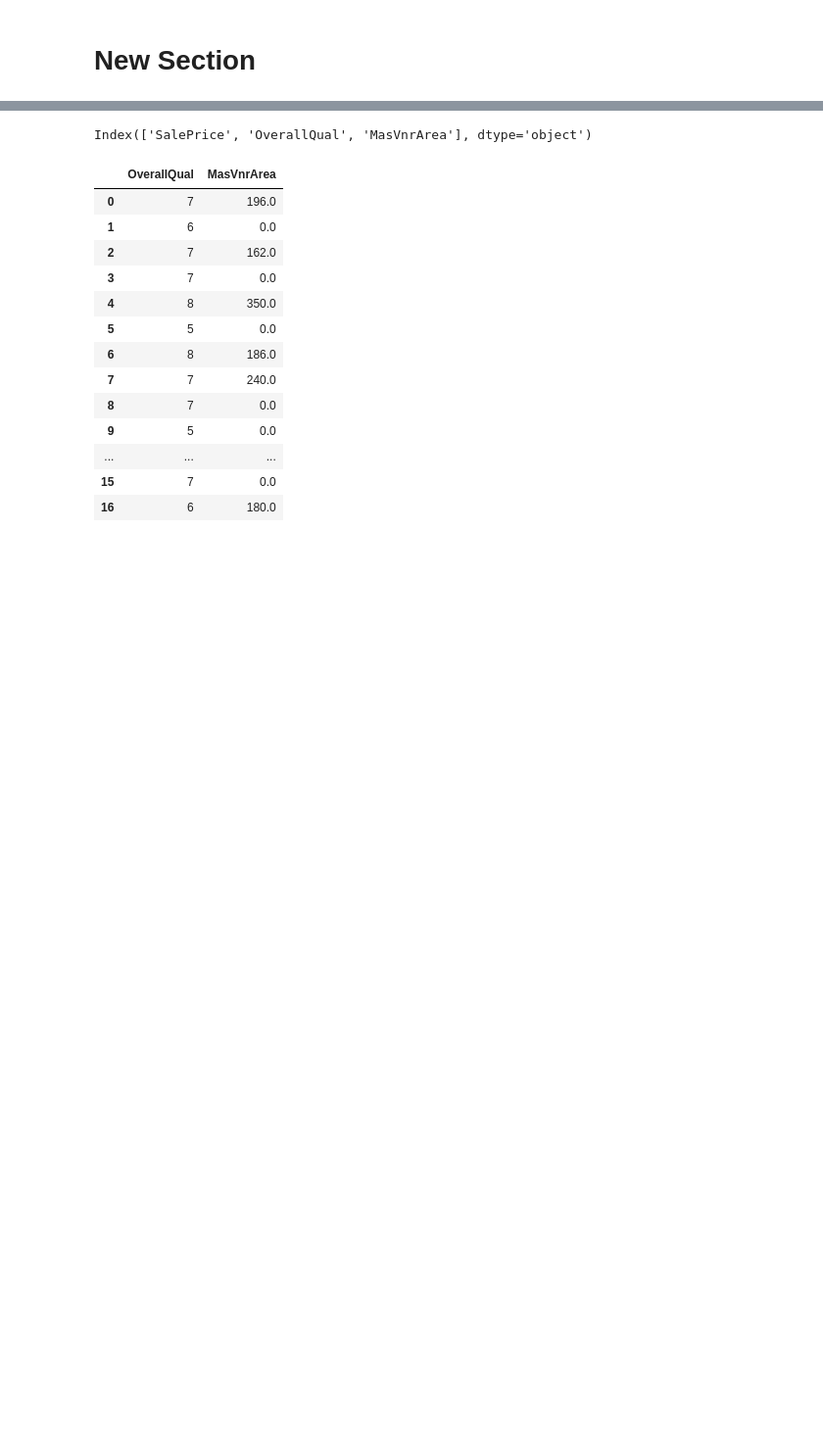
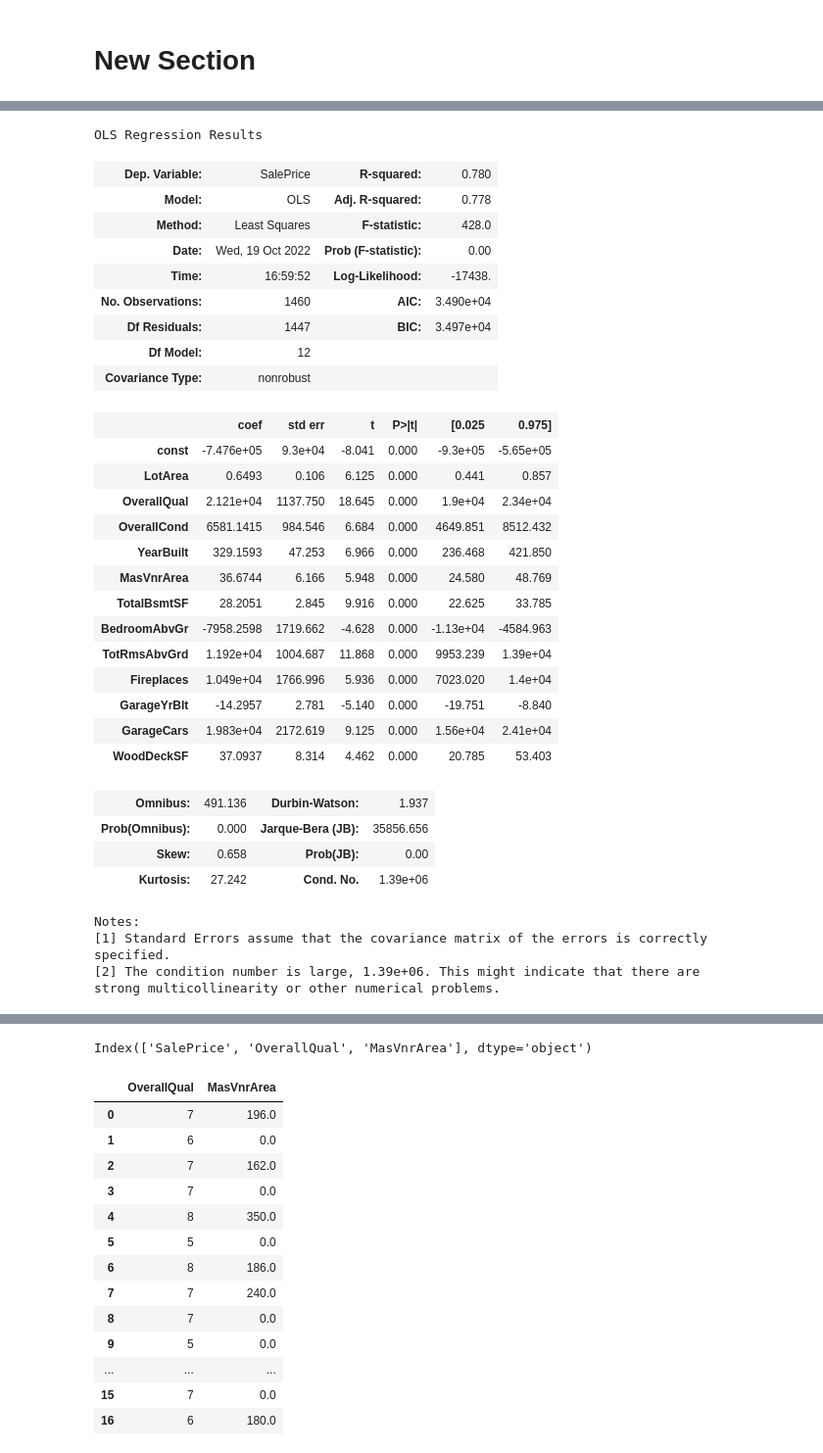
Before and after one commit to tjpapenfuss/PS4HouseDataExercise, a Jupyter notebook: Predict_House_Prices_Part_1.ipynb, the cells around one changed output, grey strips where cells are left out. Shown at 98% size. Cells and saved outputs as stored; diff of their text form; code cells hidden in the pictures; blank space fills up the shorter version.

```diff
--- a/Predict_House_Prices_Part_1.ipynb
+++ b/Predict_House_Prices_Part_1.ipynb
@@ -63,0 +158,41 @@ Name: SalePrice, dtype: int64
+# %%
+
+# In here I am going through and seeing which variables are significant.
+X_VAL = sm.add_constant(x_train)
+model = sm.OLS(y_train, X_VAL)
+model_fit = model.fit()
+new_data = model_fit.summary()
+new_data
+# %% [output]
+OLS Regression Results
+| Dep. Variable: | SalePrice | R-squared: | 0.780 |
+| Model: | OLS | Adj. R-squared: | 0.778 |
+| Method: | Least Squares | F-statistic: | 428.0 |
+| Date: | Wed, 19 Oct 2022 | Prob (F-statistic): | 0.00 |
+| Time: | 16:59:52 | Log-Likelihood: | -17438. |
+| No. Observations: | 1460 | AIC: | 3.490e+04 |
+| Df Residuals: | 1447 | BIC: | 3.497e+04 |
+| Df Model: | 12 |  |  |
+| Covariance Type: | nonrobust |  |  |
+|  | coef | std err | t | P>|t| | [0.025 | 0.975] |
+| const | -7.476e+05 | 9.3e+04 | -8.041 | 0.000 | -9.3e+05 | -5.65e+05 |
+| LotArea | 0.6493 | 0.106 | 6.125 | 0.000 | 0.441 | 0.857 |
+| OverallQual | 2.121e+04 | 1137.750 | 18.645 | 0.000 | 1.9e+04 | 2.34e+04 |
+| OverallCond | 6581.1415 | 984.546 | 6.684 | 0.000 | 4649.851 | 8512.432 |
+| YearBuilt | 329.1593 | 47.253 | 6.966 | 0.000 | 236.468 | 421.850 |
+| MasVnrArea | 36.6744 | 6.166 | 5.948 | 0.000 | 24.580 | 48.769 |
+| TotalBsmtSF | 28.2051 | 2.845 | 9.916 | 0.000 | 22.625 | 33.785 |
+| BedroomAbvGr | -7958.2598 | 1719.662 | -4.628 | 0.000 | -1.13e+04 | -4584.963 |
+| TotRmsAbvGrd | 1.192e+04 | 1004.687 | 11.868 | 0.000 | 9953.239 | 1.39e+04 |
+| Fireplaces | 1.049e+04 | 1766.996 | 5.936 | 0.000 | 7023.020 | 1.4e+04 |
+| GarageYrBlt | -14.2957 | 2.781 | -5.140 | 0.000 | -19.751 | -8.840 |
+| GarageCars | 1.983e+04 | 2172.619 | 9.125 | 0.000 | 1.56e+04 | 2.41e+04 |
+| WoodDeckSF | 37.0937 | 8.314 | 4.462 | 0.000 | 20.785 | 53.403 |
+| Omnibus: | 491.136 | Durbin-Watson: | 1.937 |
+| Prob(Omnibus): | 0.000 | Jarque-Bera (JB): | 35856.656 |
+| Skew: | 0.658 | Prob(JB): | 0.00 |
+| Kurtosis: | 27.242 | Cond. No. | 1.39e+06 |
+Notes:
+[1] Standard Errors assume that the covariance matrix of the errors is correctly specified.
+[2] The condition number is large, 1.39e+06. This might indicate that there are
+strong multicollinearity or other numerical problems.
```
Also changed, not shown: parts of 9 cells of this notebook, 2 other files.
